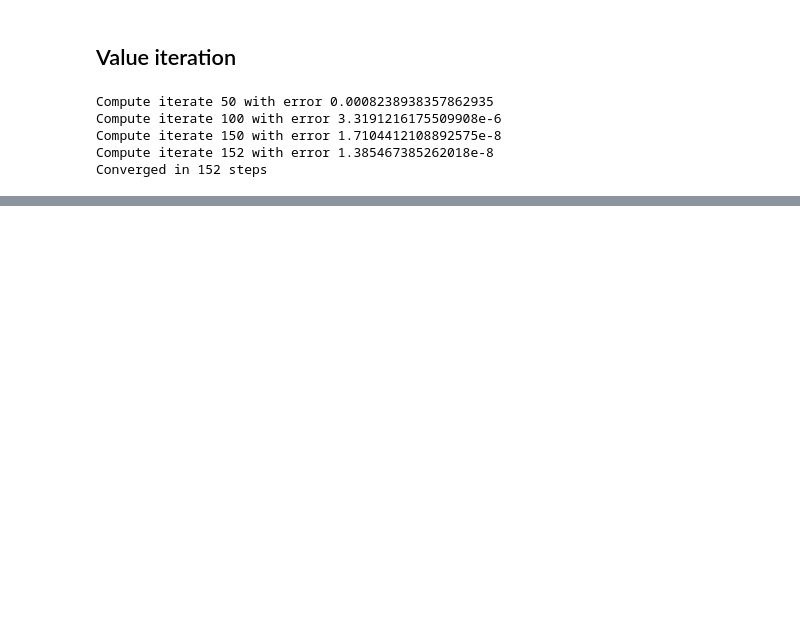
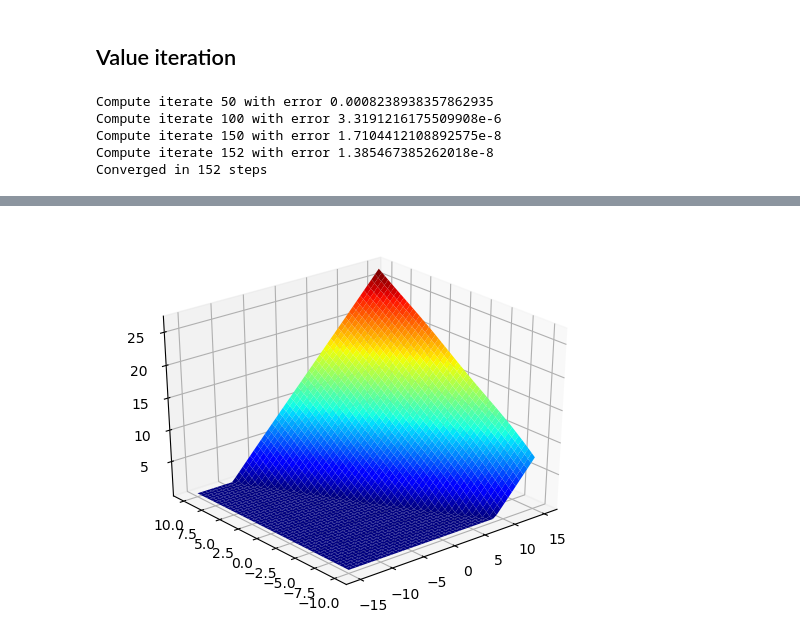
Before and after one commit to OyamaZemi/MirandaFackler.notebooks, a Jupyter notebook: collocation/collocation.ipynb, the cells around one changed output, grey strips where cells are left out. Saved outputs shown, nothing was run; the diff lists cells and outputs as text; code cells hidden in the pictures; blank space fills up the shorter version.

Commit message:
Import PyPlot

```diff
--- a/collocation/collocation.ipynb
+++ b/collocation/collocation.ipynb
@@ -526,0 +520,6 @@ surface(grids..., reshape(resid, grid_length...)')
+# %%
+PyPlot.surf(grids..., reshape(X, grid_length...)', cmap=PyPlot.cm[:jet])
+ax = PyPlot.gca()
+ax[:view_init](ax[:elev], 230)
+# %% [output]
+[figure, added]
```
Also changed, not shown: parts of 6 cells of this notebook.
